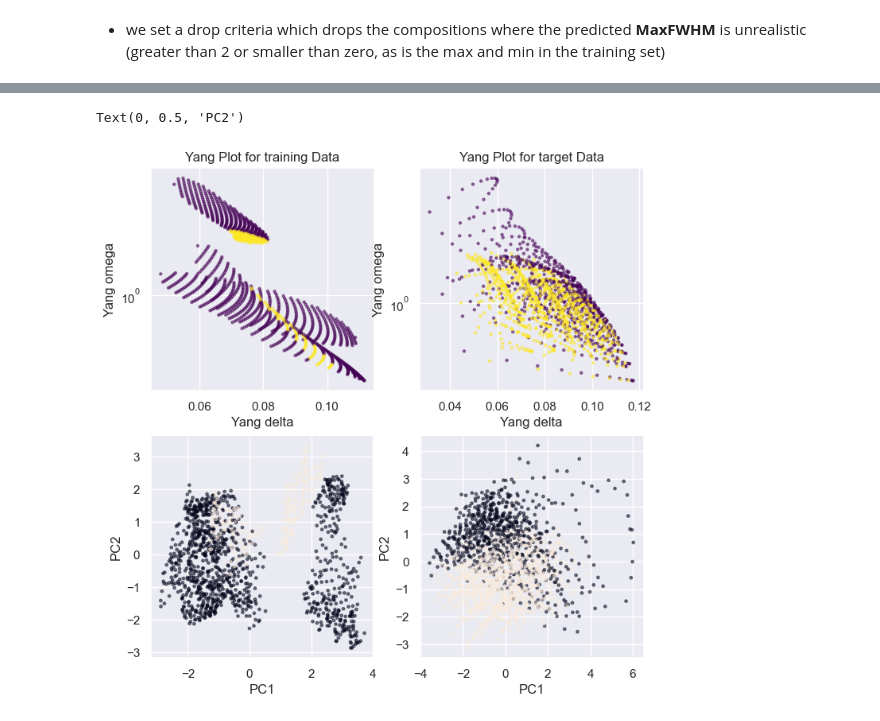
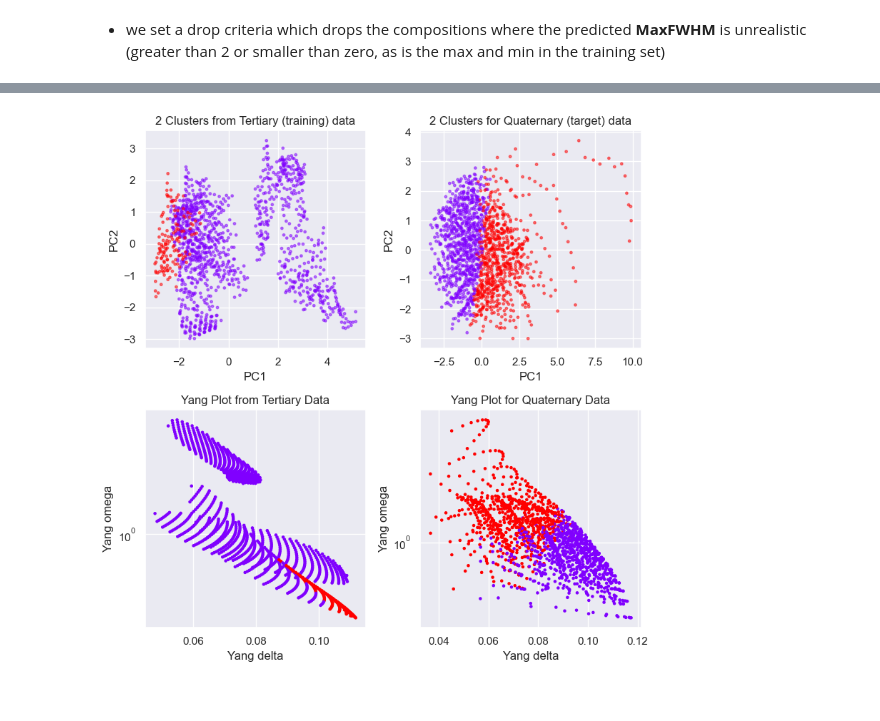
Before and after one commit to Baishi2000/MSE403_Baishi_Pu_1004916184, a Jupyter notebook: Assi 5/Assi 5.ipynb, the cells around one changed output, grey strips where cells are left out. Cells and saved outputs as stored; diff of their text form; code cells hidden in the pictures.

```diff
--- a/Assi 5/Assi 5.ipynb
+++ b/Assi 5/Assi 5.ipynb
@@ -408,16 +393,16 @@ feat_pred_df = quat_f.copy()
 feat_pred_df['MaxFWHM'] = y_hat_f
 
 '''some post-processing: model should only give a MaxFWHM between 0 and 1
-(and mabe 2 for very broad peaks), so we drop the rows that are outside this range'''
+(and maybe 2 for very broad peaks), so we drop the rows that are outside this range'''
 # if the predicted MaxFWHM is < 0 or > 2 , drop the row
 comp_pred_df = comp_pred_df[comp_pred_df['MaxFWHM'] > 0]
-comp_pred_df = comp_pred_df[comp_pred_df['MaxFWHM'] < 2]
+comp_pred_df = comp_pred_df[comp_pred_df['MaxFWHM'] < 1]
 
 feat_pred_df = feat_pred_df[feat_pred_df['MaxFWHM'] > 0]
-feat_pred_df = feat_pred_df[feat_pred_df['MaxFWHM'] < 2]
+feat_pred_df = feat_pred_df[feat_pred_df['MaxFWHM'] < 1]
 # %%
 # make a function to plot the Yang plot
-def plot_yang(df, plot_title, color_label = None, colorbar = True):
+def plot_yang(df, plot_title, color_label = None, colorbar = True, cmap = 'viridis'):
     '''This function takes a dataframe with at least the following columns:
     Yang omega, Yang delta, and MaxFWHM.
 
@@ -434,7 +419,7 @@ def plot_yang(df, plot_title, color_label = None, colorbar = True):
         color = df['MaxFWHM'] # by default (MaxFWHM)
 
     element = plt.scatter(df['Yang delta'], df['Yang omega'],
-                          s = 5, c=color, alpha = 0.5, cmap='viridis')
+                          s = 5, c=color, alpha = 1, cmap=cmap)
     # set the y axis to log scale
     plt.yscale('log')
     # set the title, x and y labels
@@ -527,0 +514,9 @@ pca_dots_quat = pca_plot(feat_arr_quat_std, 'PCA - Quaternary (target) data', n_
+# %%
+# then, take a look at the PCA of the complete quaternary system
+# again, CAN consider the predicted MaxFWHM as a feature, OR not
+feat_arr_quat = feat_pred_df.iloc[:, :-1].values
+
+pca_dots_quat = pca_plot(feat_arr_quat, 'PCA - Quaternary (target) data', color_label = 'k',
+                        n_comp = 3, y_log = True, return_scree=True)
+
+'''NOTE: 3 PCs should be enough. There are multiple factors considered, explained in detail in a markdown below'''
@@ -528,33 +526,43 @@ pca_dots_quat = pca_plot(feat_arr_quat_std, 'PCA - Quaternary (target) data', n_
 # %%
 from sklearn.cluster import SpectralClustering
-SC = SpectralClustering(n_clusters=2, random_state = 1, affinity='nearest_neighbors', n_neighbors=5)
+k = 2
+SC_tert = SpectralClustering(n_clusters=k, random_state = 2, affinity='nearest_neighbors', n_neighbors=10)
 
 # fit the model to the ternary training data
-tert_cluster = SC.fit(pca_dots_tert)
+tert_cluster = SC_tert.fit(pca_dots_tert)
 tert_color = tert_cluster.labels_
-# specify plot size
+
+SC_quat = SpectralClustering(n_clusters=k, random_state = 1, affinity='nearest_neighbors', n_neighbors=10)
+# fit the model to the quaternary composition data
+quat_cluster = SC_quat.fit(pca_dots_quat)
+quat_color = quat_cluster.labels_
+
+color_scheme = 'rainbow'
+
+'''Now plot the two clusters'''
+# lets see what the clustering looks like in PCA space
 plt.figure(4, figsize=(8, 8))
 plt.subplot(2,2,1)
-plot_yang(dff, 'Yang Plot for training Data', color_label = tert_cluster.labels_,
+plt.scatter(pca_dots_tert[:,0], pca_dots_tert[:,1], s = 6, c=tert_color, alpha = 0.5, cmap = color_scheme)
+plt.xlabel('PC1')
+plt.ylabel('PC2')
+plt.title(str(k)+' Clusters from Tertiary (training) data')
+
+plt.subplot(2,2,2)
+plt.scatter(pca_dots_quat[:,0], pca_dots_quat[:,1], s = 6, c=quat_color, alpha = 0.5, cmap = color_scheme)
+plt.xlabel('PC1')
+plt.ylabel('PC2')
+plt.title(str(k)+' Clusters for Quaternary (target) data')
+
+# specify plot size
+plt.subplot(2,2,3)
+plot_yang(dff, 'Yang Plot from Tertiary Data', color_label = tert_color, cmap = color_scheme,
           colorbar=False)
 # fit the model to the quaternary target data
 
-quat_cluster = SC.fit(pca_dots_quat)
-quat_color = quat_cluster.labels_
-plt.subplot(2,2,2)
-plot_yang(feat_pred_df, 'Yang Plot for target Data', color_label = quat_cluster.labels_,
+plt.subplot(2,2,4)
+plot_yang(feat_pred_df, 'Yang Plot for Quaternary Data', color_label = quat_color, cmap = color_scheme,
           colorbar = False)
-
-# lets see what the clustering looks like in PCA space
-plt.subplot(2,2,3)
-plt.scatter(pca_dots_tert[:,0], pca_dots_tert[:,1], s = 6, c=tert_color, alpha=0.5)
-plt.xlabel('PC1')
-plt.ylabel('PC2')
-
-plt.subplot(2,2,4)
-plt.scatter(pca_dots_quat[:,0], pca_dots_quat[:,1], s = 6, c=quat_color, alpha=0.5)
-plt.xlabel('PC1')
-plt.ylabel('PC2')
+plt.tight_layout()
 # %% [output]
-Text(0, 0.5, 'PC2')
-[figure, old version]
+[figure, new version]
```
Also changed, not shown: parts of 26 cells of this notebook.
